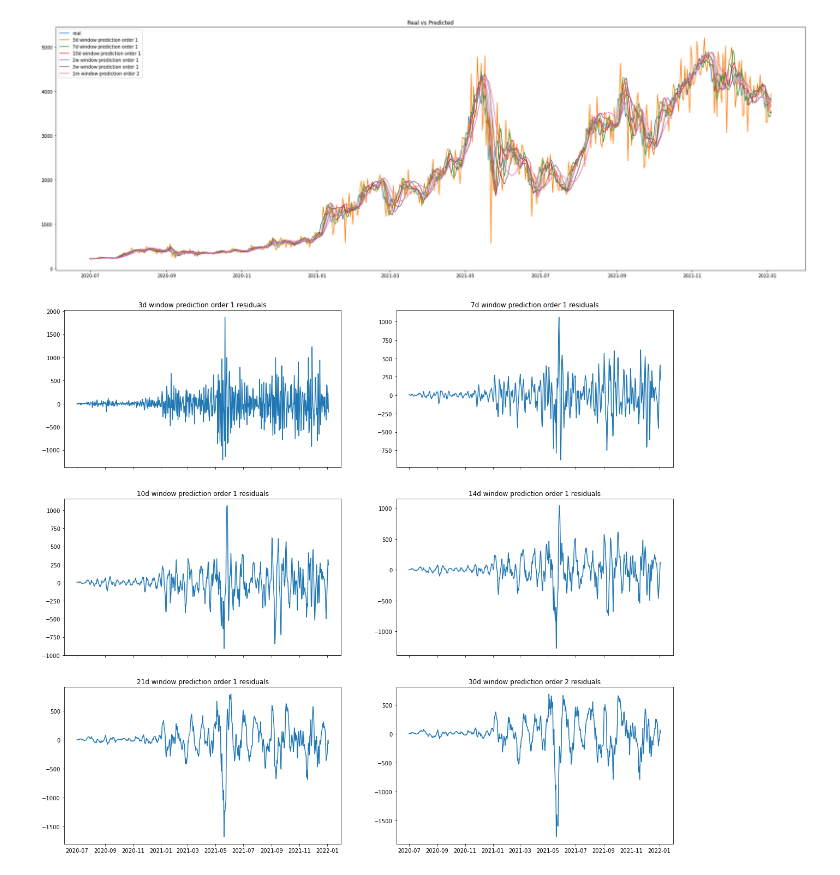
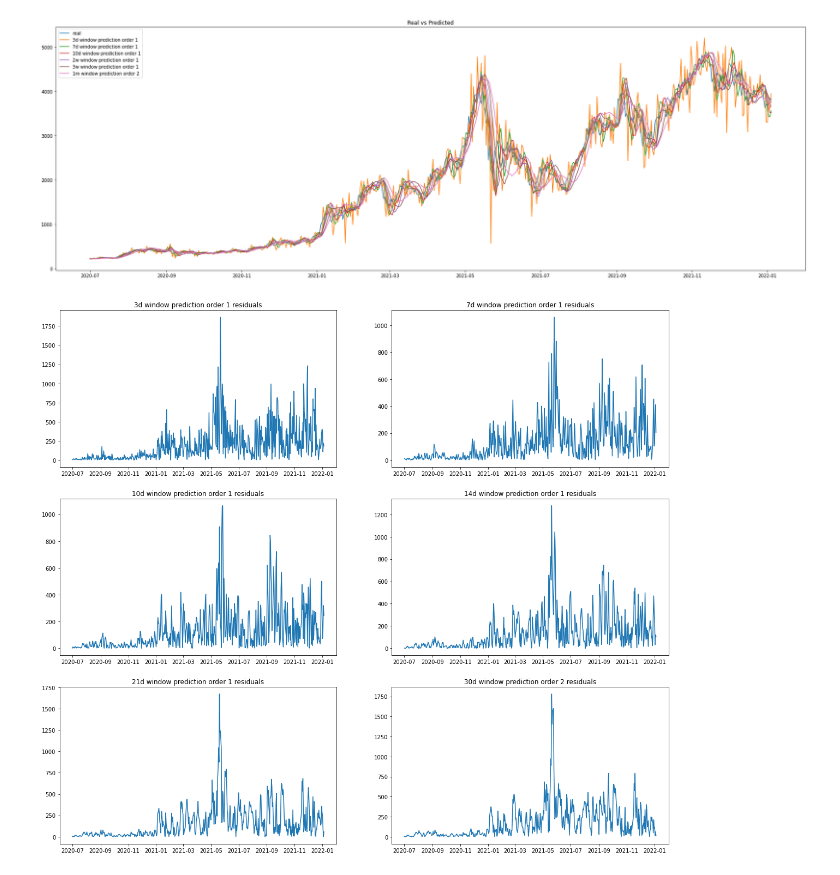
Before and after one commit to nabebako/Crypto-Price-Prediction-Model, a Jupyter notebook: polynomial-regression.ipynb, the cells around one changed output. Cells and saved outputs as stored; diff of their text form; code cells hidden in the pictures.

```diff
--- a/polynomial-regression.ipynb
+++ b/polynomial-regression.ipynb
@@ -121,18 +115,16 @@ def rolling_forecast(df: pd.DataFrame, degree = 1, time_window = 30, test_ratio:
 
     for end_date in test_data.index:
         train_data = df[end_date - time_window:end_date - 1]
-
         polynomial_features = PolynomialFeatures(degree = degree)
         model = LinearRegression()
         model.fit(polynomial_features.fit_transform(train_data.index.to_numpy()[:, None]), train_data[['price']].to_numpy())
-        pred: np.ndarray = model.predict(polynomial_features.fit_transform([[end_date]]))
-
+        pred = model.predict(polynomial_features.fit_transform([[end_date]]))
         prediction_roll.loc[end_date] = pred[0][0]
 
     return pd.DataFrame({'pred': prediction_roll, 'real': test_data['price']}).set_index(test_data['date'])
 
 
-def mean_absolute_percentage_error(rolling_forecast_result: pd.DataFrame) -> float:
+def MAPE(rolling_forecast_result: pd.DataFrame) -> float:
 
     return round(np.mean(abs(1 - (rolling_forecast_result['pred'] / rolling_forecast_result['real']))) * 100, 2)
 # %%
@@ -174,27 +166,28 @@ plt.show()
 # %%
 eth_rolling_3_1_residuals = eth_rolling_3_1['real'] - eth_rolling_3_1['pred']
 eth_rolling_7_1_residuals = eth_rolling_7_1['real'] - eth_rolling_7_1['pred']
 eth_rolling_10_1_residuals = eth_rolling_10_1['real'] - eth_rolling_10_1['pred']
 eth_rolling_14_1_residuals = eth_rolling_14_1['real'] - eth_rolling_14_1['pred']
 eth_rolling_21_1_residuals = eth_rolling_21_1['real'] - eth_rolling_21_1['pred']
 eth_rolling_30_2_residuals = eth_rolling_30_2['real'] - eth_rolling_30_2['pred']
 
 
-fig, axes = plt.subplots(3, 2, sharex = 'all', figsize = (20, 18))
-axes[0, 0].plot(eth_rolling_3_1_residuals)
-axes[0, 1].plot(eth_rolling_7_1_residuals)
-axes[1, 0].plot(eth_rolling_10_1_residuals)
-axes[1, 1].plot(eth_rolling_14_1_residuals)
-axes[2, 0].plot(eth_rolling_21_1_residuals)
-axes[2, 1].plot(eth_rolling_30_2_residuals)
+fig, axes = plt.subplots(3, 2, sharex = 'none', figsize = (20, 18))
+axes[0, 0].plot(abs(eth_rolling_3_1_residuals))
+axes[0, 1].plot(abs(eth_rolling_7_1_residuals))
+axes[1, 0].plot(abs(eth_rolling_10_1_residuals))
+axes[1, 1].plot(abs(eth_rolling_14_1_residuals))
+axes[2, 0].plot(abs(eth_rolling_21_1_residuals))
+axes[2, 1].plot(abs(eth_rolling_30_2_residuals))
+
 
 axes[0, 0].set_title('3d window prediction order 1 residuals')
 axes[0, 1].set_title('7d window prediction order 1 residuals')
 axes[1, 0].set_title('10d window prediction order 1 residuals')
 axes[1, 1].set_title('14d window prediction order 1 residuals')
 axes[2, 0].set_title('21d window prediction order 1 residuals')
 axes[2, 1].set_title('30d window prediction order 2 residuals')
 
 plt.show()
 # %% [output]
-[figure, old version]
+[figure, new version]
```
Also changed, not shown: parts of 2 cells of this notebook.
